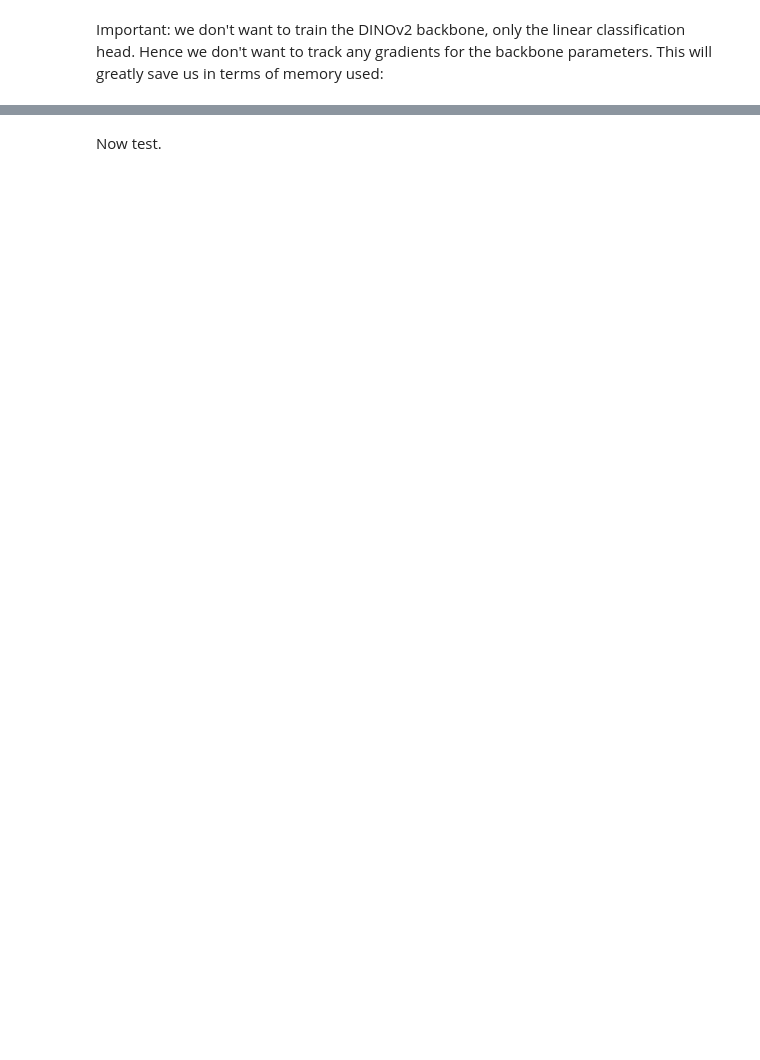
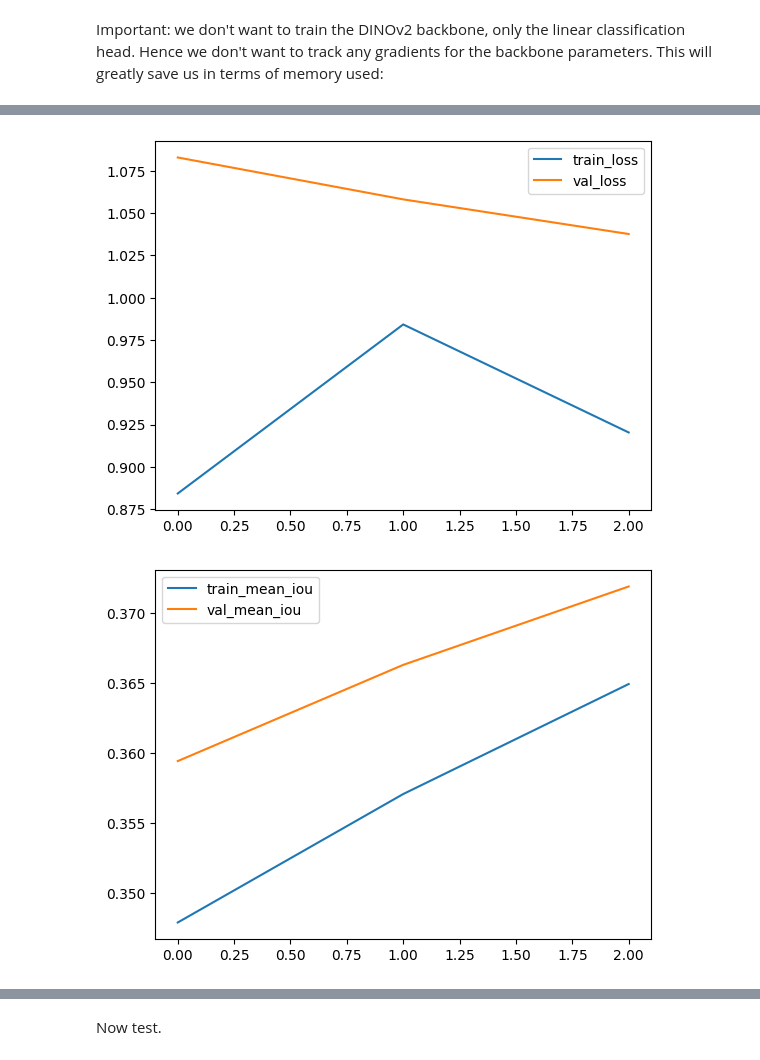
Before and after one commit to tamu-edu-students/HyperTools, a Jupyter notebook: examples/segmentation_training_head_hsi.ipynb, the cells around one changed output, grey strips where cells are left out. Drawn from its saved outputs; the diff is of its cells as text; code cells hidden in the pictures; blank space fills up the shorter version.

```diff
--- a/examples/segmentation_training_head_hsi.ipynb
+++ b/examples/segmentation_training_head_hsi.ipynb
@@ -508,0 +689,21 @@ Mean accuracy: 0.4170604748055368
+# %%
+# plot the training and validation loss
+plt.plot(history_loss_train, label="train_loss")
+plt.plot(history_loss_val, label="val_loss")
+plt.legend()
+plt.show()
+
+# # plot the training and validation mean iou
+plt.plot(history_mean_iou_train, label="train_mean_iou")
+plt.plot(history_mean_iou_val, label="val_mean_iou")
+plt.legend()
+plt.show()
+
+# plot the training and validation mean accuracy
+plt.plot(history_mean_accuracy_train, label="train_mean_accuracy")
+plt.plot(history_mean_accuracy_val, label="val_mean_accuracy")
+plt.legend()
+plt.show()
+# %% [output]
+[figure, added]
+[figure, added]
```
Also changed, not shown: parts of 17 cells of this notebook, 3 other files.
